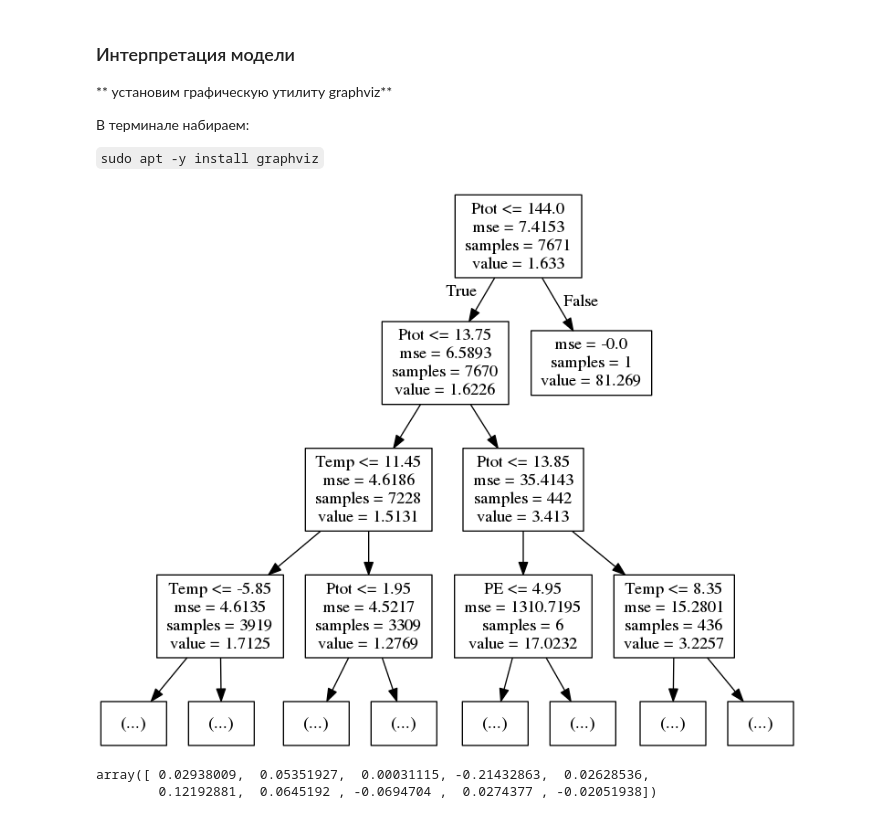
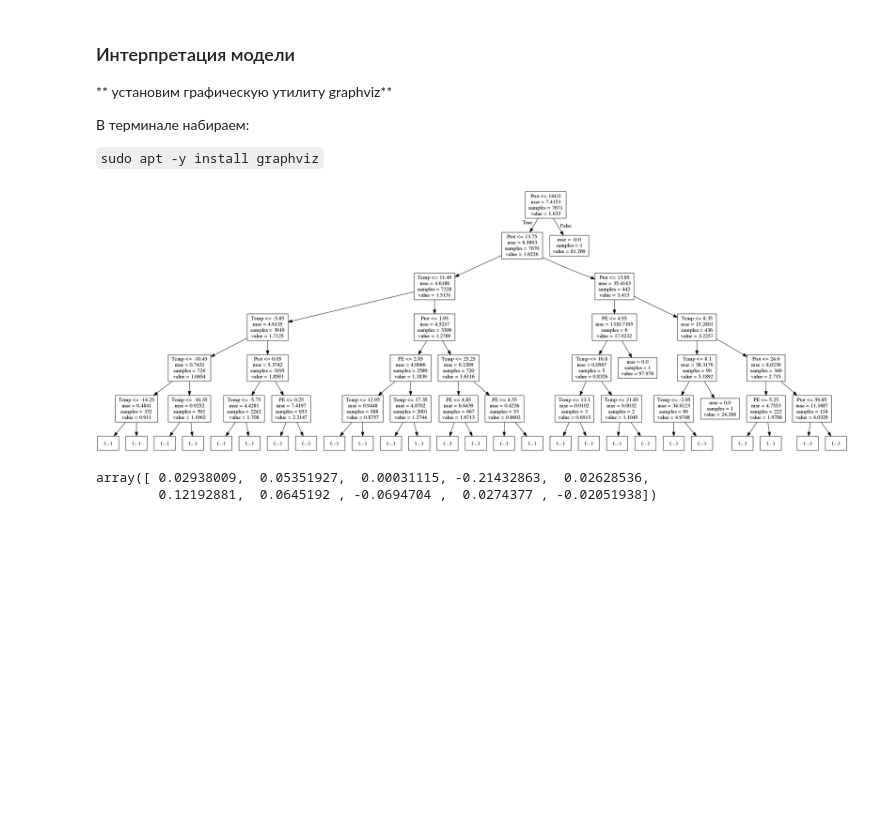
Before and after one commit to hydrogo/DA_and_ML_in_hydrology, a Jupyter notebook: Week7/07_RF.ipynb, the cells around one changed output. Drawn from its saved outputs; the diff is of its cells as text; code cells hidden in the pictures; blank space fills up the shorter version.

````diff
--- a/Week7/07_RF.ipynb
+++ b/Week7/07_RF.ipynb
@@ -72,13 +72,13 @@ print('результат модели на проверочной выборк
 
 ```sudo apt -y install graphviz```
 # %%
-export_graphviz(tree, max_depth=3, feature_names = ['Ptot', 'Temp', 'PE'], out_file='tree.dot')
+export_graphviz(tree, max_depth=5, feature_names = ['Ptot', 'Temp', 'PE'], out_file='tree.dot')
 
 !dot -Tpng tree.dot -o tree.png
 
 Image('tree.png')
 # %% [output]
-[figure, old version]
+[figure, new version]
 # %%
 # Проверим обобщающую способность модели на независимых подвыбооках (фолдах)
 
````
Also changed, not shown: parts of 2 cells of this notebook, 2 other files.
